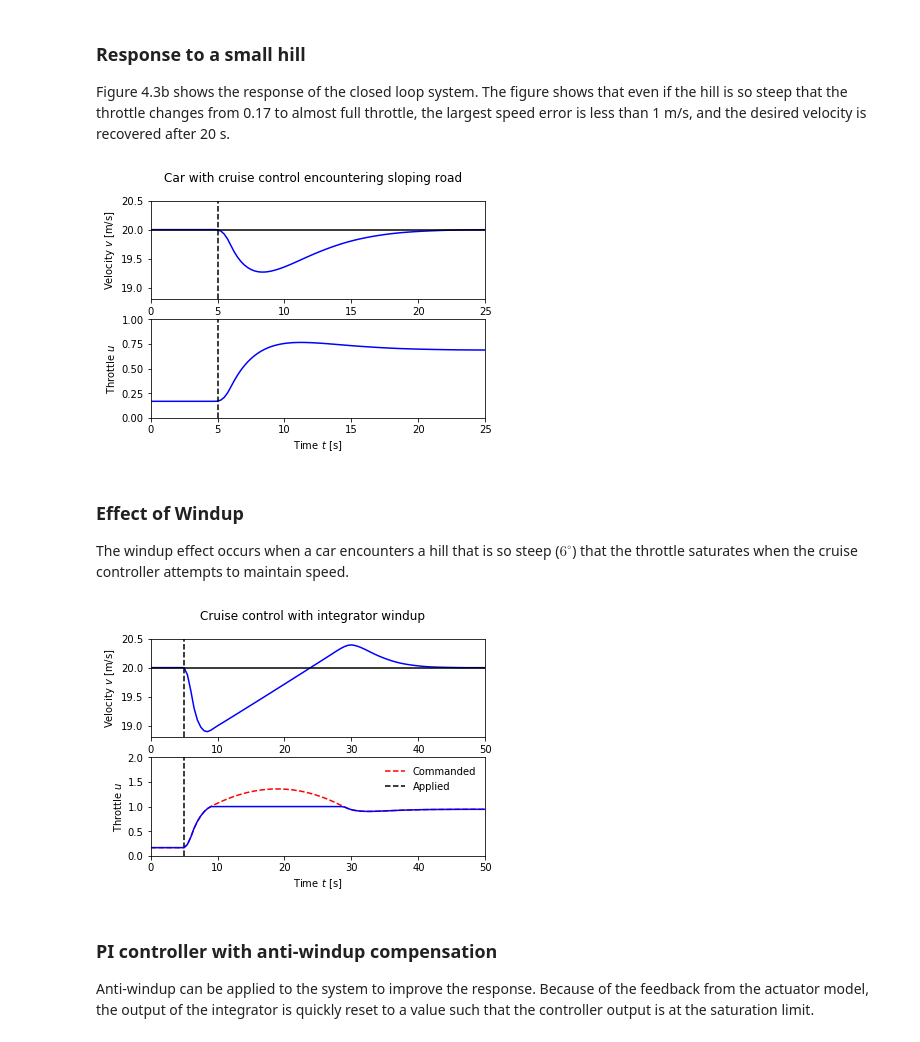
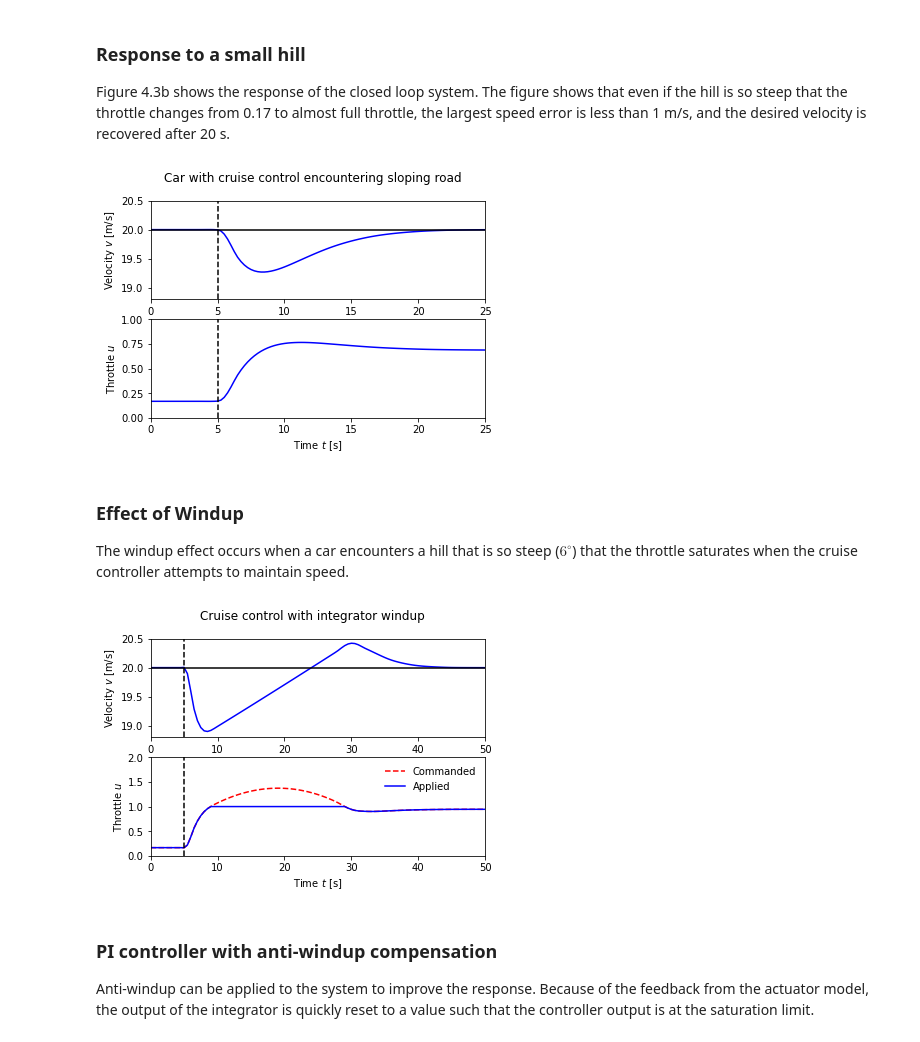
Before and after one commit to python-control/python-control, a Jupyter notebook: examples/cruise.ipynb, the cells around one changed output. Cells and saved outputs as stored; diff of their text form; code cells hidden in the pictures.

```diff
--- a/examples/cruise.ipynb
+++ b/examples/cruise.ipynb
@@ -148,11 +151,13 @@ vehicle = ct.NonlinearIOSystem(
     vehicle_update, None, name='vehicle',
     inputs = ('u', 'gear', 'theta'), outputs = ('v'), states=('v'))
 
-# Define a generator for creating a "standard" cruise control plot
-def cruise_plot(sys, t, y, t_hill=5, vref=20, antiwindup=False, linetype='b-',
-               subplots=[None, None]):
+# Define a function for creating a "standard" cruise control plot
+def cruise_plot(sys, t, y, label=None, t_hill=None, vref=20, antiwindup=False,
+                linetype='b-', subplots=None, legend=None):
+    if subplots is None:
+        subplots = [None, None]
     # Figure out the plot bounds and indices
-    v_min = vref-1.2; v_max = vref+0.5; v_ind = sys.find_output('v')
+    v_min = vref - 1.2; v_max = vref + 0.5; v_ind = sys.find_output('v')
     u_min = 0; u_max = 2 if antiwindup else 1; u_ind = sys.find_output('u')
 
     # Make sure the upper and lower bounds on v are OK
@@ -160,7 +165,7 @@ def cruise_plot(sys, t, y, t_hill=5, vref=20, antiwindup=False, linetype='b-',
     while min(y[v_ind]) < v_min: v_min -= 1
 
     # Create arrays for return values
-    subplot_axes = subplots.copy()
+    subplot_axes = list(subplots)
 
     # Velocity profile
     if subplot_axes[0] is None:
@@ -169,7 +174,8 @@ def cruise_plot(sys, t, y, t_hill=5, vref=20, antiwindup=False, linetype='b-',
         plt.sca(subplots[0])
     plt.plot(t, y[v_ind], linetype)
     plt.plot(t, vref*np.ones(t.shape), 'k-')
-    plt.plot([t_hill, t_hill], [v_min, v_max], 'k--')
+    if t_hill:
+        plt.axvline(t_hill, color='k', linestyle='--', label='t hill')
     plt.axis([0, t[-1], v_min, v_max])
     plt.xlabel('Time $t$ [s]')
     plt.ylabel('Velocity $v$ [m/s]')
@@ -179,17 +185,18 @@ def cruise_plot(sys, t, y, t_hill=5, vref=20, antiwindup=False, linetype='b-',
         subplot_axes[1] = plt.subplot(2, 1, 2)
     else:
         plt.sca(subplots[1])
-    plt.plot(t, y[u_ind], 'r--' if antiwindup else linetype)
-    plt.plot([t_hill, t_hill], [u_min, u_max], 'k--')
+    plt.plot(t, y[u_ind], 'r--' if antiwindup else linetype, label=label)
+    # Applied input profile
+    if antiwindup:
+        plt.plot(t, np.clip(y[u_ind], 0, 1), linetype, label='Applied')
+    if t_hill:
+        plt.axvline(t_hill, color='k', linestyle='--')
+    if legend:
+        plt.legend(frameon=False)
     plt.axis([0, t[-1], u_min, u_max])
     plt.xlabel('Time $t$ [s]')
     plt.ylabel('Throttle $u$')
 
-    # Applied input profile
-    if antiwindup:
-        plt.plot(t, np.clip(y[u_ind], 0, 1), linetype)
-        plt.legend(['Commanded', 'Applied'], frameon=False)
-
     return subplot_axes
 # %% [markdown]
 ## State space controller
@@ -532,21 +539,21 @@ Figure 4.3b shows the response of the closed loop system.  The figure shows that
 # %%
 # Compute the equilibrium throttle setting for the desired speed
 X0, U0, Y0 = ct.find_eqpt(
     cruise_pi, [vref[0], 0], [vref[0], gear[0], theta0[0]],
     y0=[0, vref[0]], iu=[1, 2], iy=[1], return_y=True)
 
 # Now simulate the effect of a hill at t = 5 seconds
 plt.figure()
 plt.suptitle('Car with cruise control encountering sloping road')
 theta_hill = [
     0 if t <= 5 else
     4./180. * pi * (t-5) if t <= 6 else
     4./180. * pi for t in T]
 t, y = ct.input_output_response(
     cruise_pi, T, [vref, gear, theta_hill], X0)
-cruise_plot(cruise_pi, t, y);
+cruise_plot(cruise_pi, t, y, t_hill=5);
 # %% [output]
-[figure, old version]
+[figure, new version]
 # %% [markdown]
 ### Effect of Windup
 
@@ -563,9 +570,10 @@ theta_hill = [
 t, y = ct.input_output_response(
     cruise_pi, T, [vref, gear, theta_hill], X0,
     params={'kaw':0})
-cruise_plot(cruise_pi, t, y, antiwindup=True);
+cruise_plot(cruise_pi, t, y, label='Commanded', t_hill=5,
+            antiwindup=True, legend=True);
 # %% [output]
-[figure, old version]
+[figure, new version]
 # %% [markdown]
 ### PI controller with anti-windup compensation
 
```
Also changed, not shown: parts of 3 cells of this notebook.
